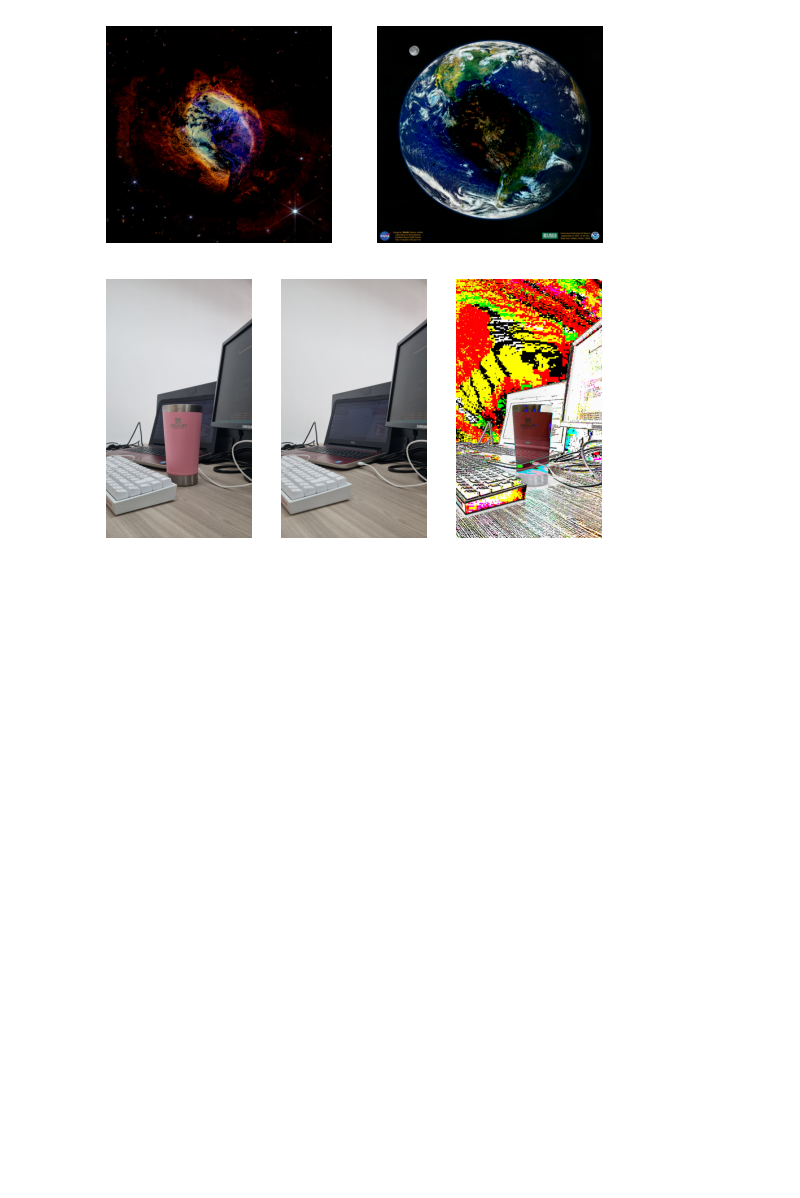
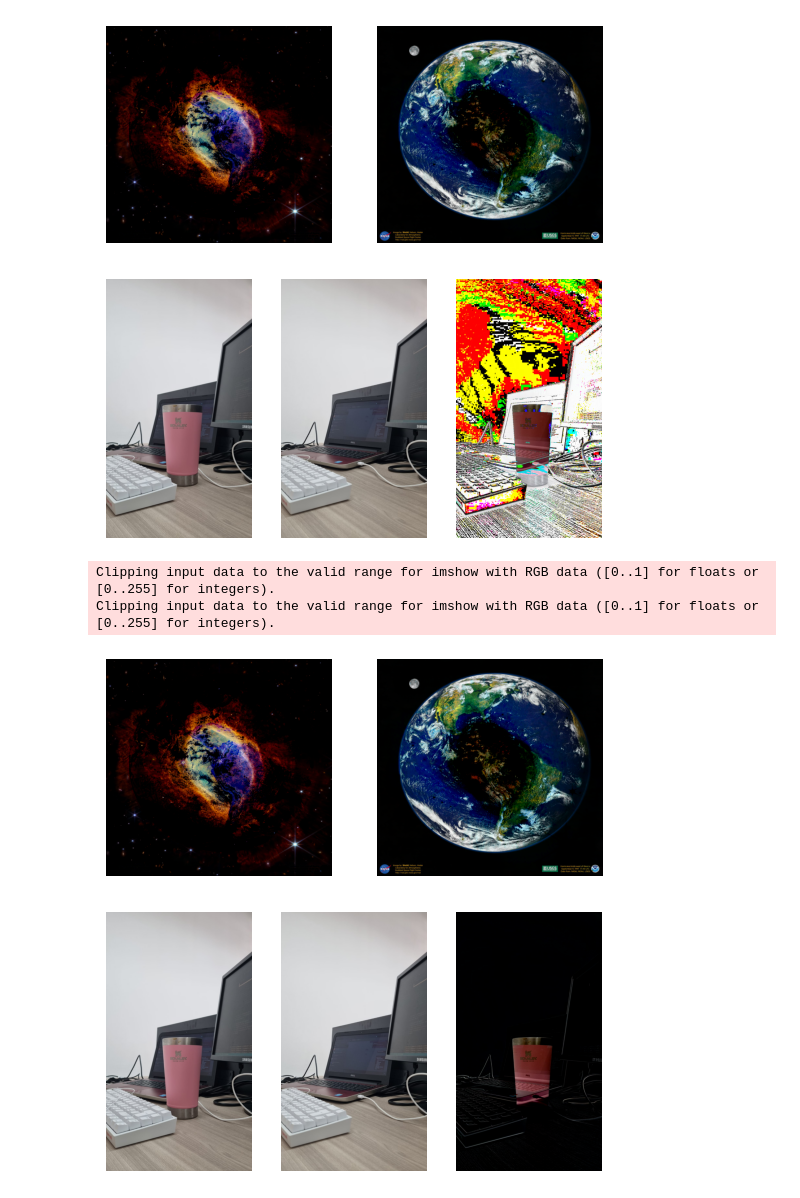
Before and after one commit to mahteus-sanches/natural_artificial_vision, a Jupyter notebook: 17_abril.ipynb, the cells around one changed output. Drawn from its saved outputs; the diff is of its cells as text; code cells hidden in the pictures; blank space fills up the shorter version.

```diff
--- a/17_abril.ipynb
+++ b/17_abril.ipynb
@@ -5,25 +6,25 @@ from skimage import io, color, filters, transform
 from numba import jit
 import matplotlib as mpl
 # %%
-nebula_alpha = io.imread('/home/matheus/github/natural_artificial_vision/imagens_teste/southern_ring_nebula.png')
+nebula_alpha = io.imread('/home/vacilo/github/natural_artificial_vision/imagens_teste/southern_ring_nebula.png')
 print("Shape of nebula: ", nebula_alpha.shape)
-baboon = io.imread('/home/matheus/github/natural_artificial_vision/imagens_teste/baboon.tiff')
+baboon = io.imread('/home/vacilo/github/natural_artificial_vision/imagens_teste/baboon.tiff')
 print("Shape of baboon: ", baboon.shape)
-earth = io.imread('/home/matheus/github/natural_artificial_vision/imagens_teste/Earth.bmp')
+earth = io.imread('/home/vacilo/github/natural_artificial_vision/imagens_teste/Earth.bmp')
 print("Shape of earth: ", earth.shape)
-dog = io.imread('/home/matheus/github/natural_artificial_vision/imagens_teste/Malamute.bmp')
+dog = io.imread('/home/vacilo/github/natural_artificial_vision/imagens_teste/Malamute.bmp')
 print("Shape of dpg: ", dog.shape)
-rua = io.imread('/home/matheus/github/natural_artificial_vision/imagens_teste/IMG_5439.JPG')
+rua = io.imread('/home/vacilo/github/natural_artificial_vision/imagens_teste/img11_5439.JPG')
 print("Shape of rua: ", rua.shape)
-statue = io.imread('/home/matheus/github/natural_artificial_vision/imagens_teste/IMG_5387.JPG')
+statue = io.imread('/home/vacilo/github/natural_artificial_vision/imagens_teste/IMG_5387.JPG')
 print("Shape of statue: ", statue.shape)
-panda = io.imread('/home/matheus/github/natural_artificial_vision/imagens_teste/panda.jpg')
+panda = io.imread('/home/vacilo/github/natural_artificial_vision/imagens_teste/panda.jpg')
 print("Shape of statue: ", panda.shape)
-lenna = io.imread('/home/matheus/github/natural_artificial_vision/imagens_teste/lenna.png')
+lenna = io.imread('/home/vacilo/github/natural_artificial_vision/imagens_teste/lenna.png')
 print("Shape of statue: ", lenna.shape)
-com_copo = io.imread('/home/matheus/github/natural_artificial_vision/imagens_teste/com_copo.jpeg')
+com_copo = io.imread('/home/vacilo/github/natural_artificial_vision/imagens_teste/com_copo.jpeg')
 print("Shape of statue: ", com_copo.shape)
-sem_copo = io.imread('/home/matheus/github/natural_artificial_vision/imagens_teste/sem_copo.jpeg')
+sem_copo = io.imread('/home/vacilo/github/natural_artificial_vision/imagens_teste/sem_copo.jpeg')
 print("Shape of statue: ", sem_copo.shape)
 # %% [output]
 Shape of nebula:  (720, 770, 4)
@@ -128,3 +139,38 @@ plt.show()
+# %%
+#subtração de imagens skimage
+#subtração de imagens
+def subt_img(img1, img2):
+    new_img = np.clip(img1 - img2, 0, 255)
+    return new_img
+
+subt_nebula_earth = cv2.subtract(nebula_earth, earth_nebula)
+subt_earth_nebula = cv2.subtract(earth_nebula,nebula_earth)
+
+plt.subplot(1,2,1)
+plt.imshow(subt_nebula_earth)
+plt.axis('off')
+plt.subplot(1,2,2)
+plt.imshow(subt_earth_nebula)
+plt.axis('off')
+plt.show()
+
+subt_copo = cv2.subtract(com_copo,sem_copo)
+
+plt.subplot(1,3,1)
+plt.imshow(com_copo)
+plt.axis('off')
+plt.subplot(1,3,2)
+plt.imshow(sem_copo)
+plt.axis('off')
+plt.subplot(1,3,3)
+plt.imshow(subt_copo)
+plt.axis('off')
+plt.show()
+# %% [output]
+Clipping input data to the valid range for imshow with RGB data ([0..1] for floats or [0..255] for integers).
+Clipping input data to the valid range for imshow with RGB data ([0..1] for floats or [0..255] for integers).
+[figure, added]
+[figure, added]
 # %%
 #subtração de imagens pixel à pixel
 
```
Also changed, not shown: parts of 11 cells of this notebook.
